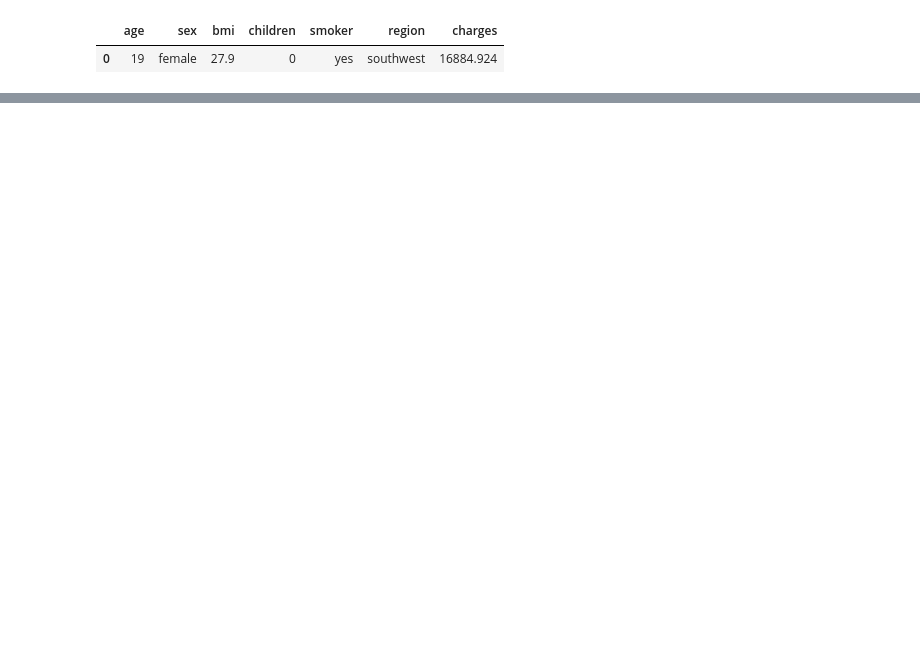
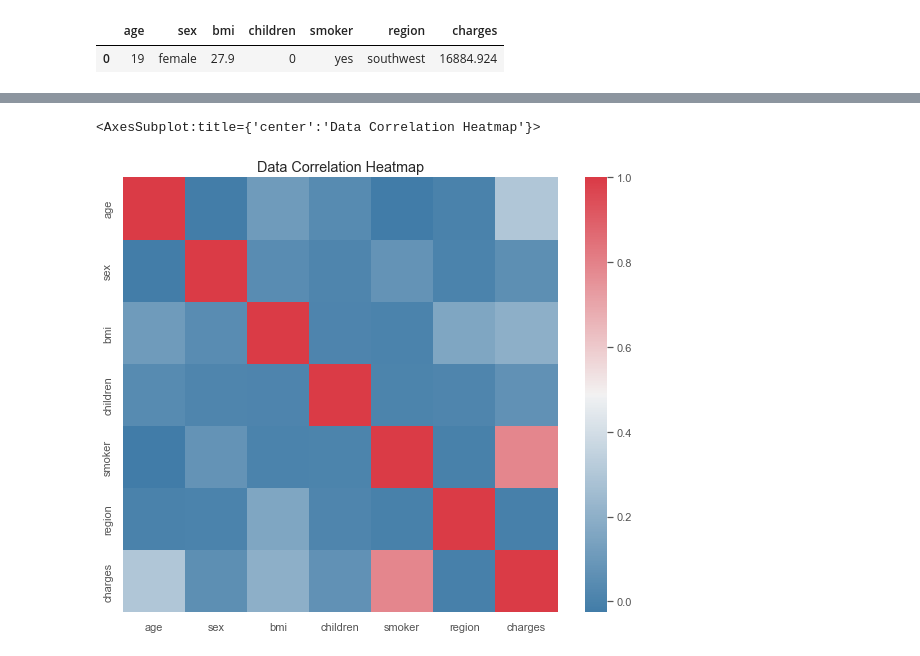
Before and after one commit to Omuk/Fullstack-Data-Analyst, a Jupyter notebook: Learning/code_examples/practice/practice_field.ipynb, the cells around one changed output, grey strips where cells are left out. Drawn from its saved outputs; the diff is of its cells as text; code cells hidden in the pictures; blank space fills up the shorter version.

Commit message:
data

```diff
--- a/Learning/code_examples/practice/practice_field.ipynb
+++ b/Learning/code_examples/practice/practice_field.ipynb
@@ -21,3 +20,8 @@ data.head(1)
 # %% [output]
 |  | age | sex | bmi | children | smoker | region | charges |
 | 0 | 19 | female | 27.9 | 0 | yes | southwest | 16884.924 |
+# %%
+data.duplicated().sum()
+data.drop_duplicates(subset=None, keep='first', inplace=True)
+data.reset_index()
+data.duplicated().sum()
@@ -23,0 +30,6 @@ data.head(1)
+# %%
+cat_val = ['sex', 'smoker', 'region']
+orig_val_region = data.region
+# %%
+data[cat_val] = data[cat_val].apply(LabelEncoder().fit_transform)
+le_val_region = data.region
@@ -23,0 +54,10 @@ data.head(1)
+# %%
+
+f,ax = plt.subplots(figsize=(10,8))
+corr_data = data.corr()
+ax.set_title('Data Correlation Heatmap')
+
+sns.heatmap(corr_data, mask=np.zeros_like(corr_data, dtype=np.bool_), cmap=sns.diverging_palette(240,10, as_cmap=True), square=True, ax=ax)
+# %% [output]
+<AxesSubplot:title={'center':'Data Correlation Heatmap'}>
+[figure, added]
```
Also changed, not shown: parts of 13 cells of this notebook.
